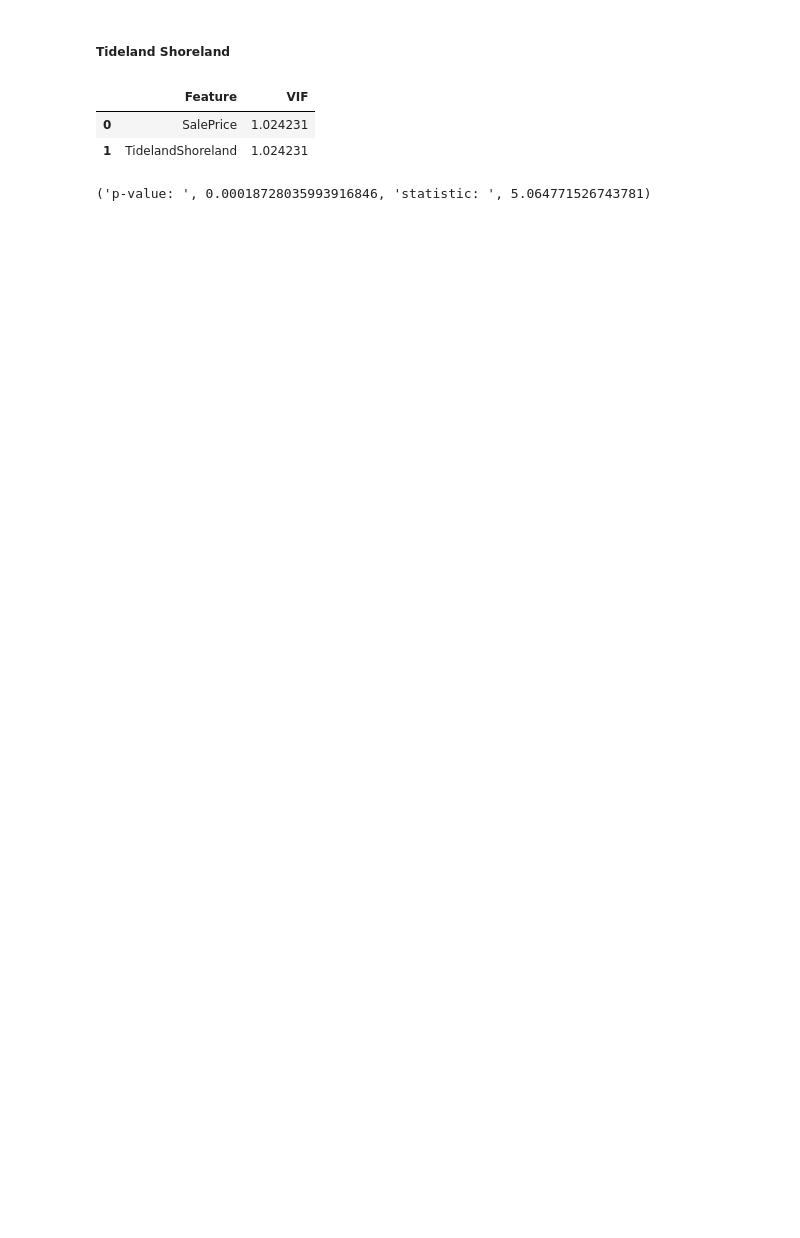
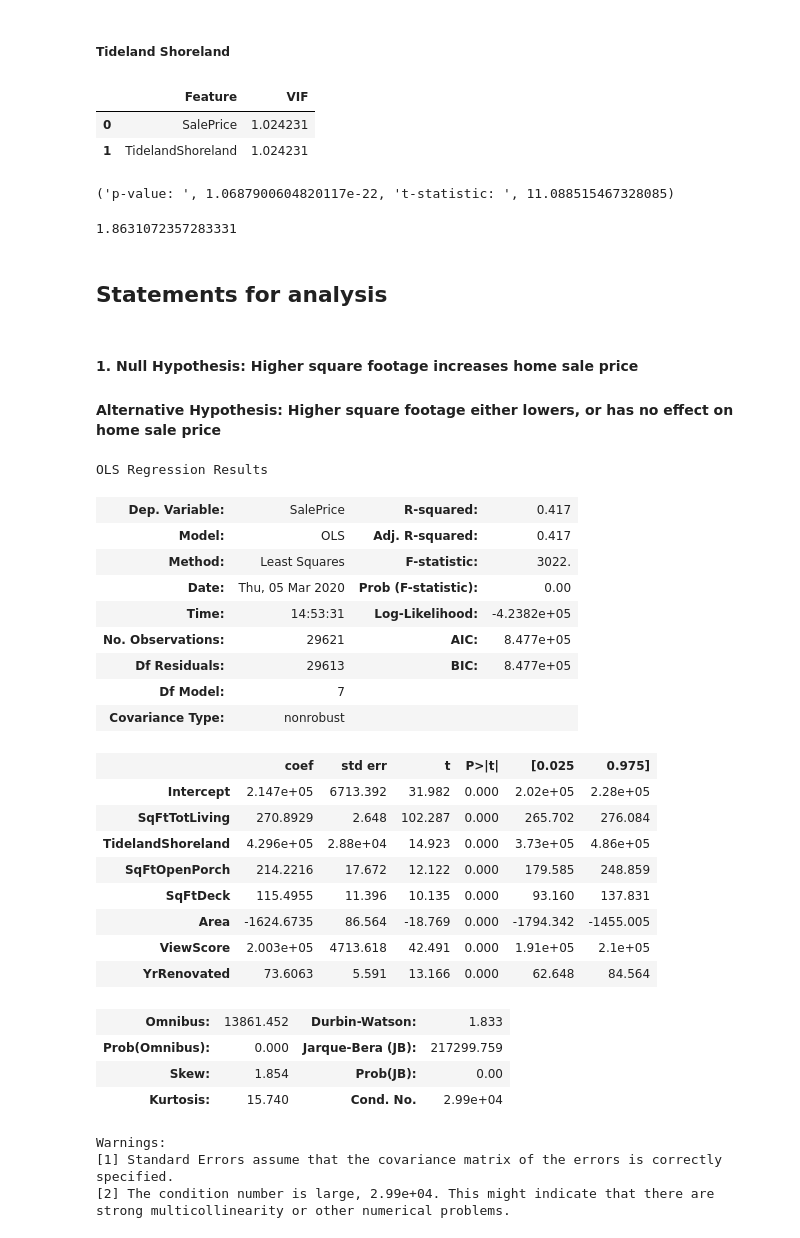
Before and after one commit to sam-thurman/king_county_housing, a Jupyter notebook: notebooks/exploratory/sam_exploratory_2.ipynb, the cells around one changed output. Cells and saved outputs as stored; diff of their text form; code cells hidden in the pictures; blank space fills up the shorter version.

```diff
--- a/notebooks/exploratory/sam_exploratory_2.ipynb
+++ b/notebooks/exploratory/sam_exploratory_2.ipynb
@@ -318,6 +161,47 @@ stat_helpers.get_VIF(groomed_df, ['SalePrice', 'TidelandShoreland'])
 | 0 | SalePrice | 1.024231 |
 | 1 | TidelandShoreland | 1.024231 |
 # %%
-stat_helpers.bootstrapped_ttest_bin(groomed_df, 'TidelandShoreland')
+stat_helpers.welch_ttest(groomed_df, 'TidelandShoreland')
 # %% [output]
-('p-value: ', 0.00018728035993916846, 'statistic: ', 5.064771526743781)
+('p-value: ', 1.0687900604820117e-22, 't-statistic: ', 11.088515467328085)
+# %%
+stat_helpers.cohen_d(groomed_df[groomed_df['TidelandShoreland'] == 0]['SalePrice'], groomed_df[groomed_df['TidelandShoreland'] == 1]['SalePrice'])
+# %% [output]
+1.8631072357283331
+# %% [markdown]
+## Statements for analysis
+# %% [markdown]
+#### 1. Null Hypothesis: Higher square footage increases home sale price
+#### Alternative Hypothesis: Higher square footage either lowers, or has no effect on home sale price
+# %%
+columns = ['SqFtTotLiving', 'TidelandShoreland', 'SqFtOpenPorch', 'SqFtDeck', 'Area', 'ViewScore','YrRenovated']
+stat_helpers.get_VIF(groomed_df, columns)
+stat_helpers.generate_ols_summary(groomed_df, columns).summary()
+# %% [output]
+OLS Regression Results
+| Dep. Variable: | SalePrice | R-squared: | 0.417 |
+| Model: | OLS | Adj. R-squared: | 0.417 |
+| Method: | Least Squares | F-statistic: | 3022. |
+| Date: | Thu, 05 Mar 2020 | Prob (F-statistic): | 0.00 |
+| Time: | 14:53:31 | Log-Likelihood: | -4.2382e+05 |
+| No. Observations: | 29621 | AIC: | 8.477e+05 |
+| Df Residuals: | 29613 | BIC: | 8.477e+05 |
+| Df Model: | 7 |  |  |
+| Covariance Type: | nonrobust |  |  |
+|  | coef | std err | t | P>|t| | [0.025 | 0.975] |
+| Intercept | 2.147e+05 | 6713.392 | 31.982 | 0.000 | 2.02e+05 | 2.28e+05 |
+| SqFtTotLiving | 270.8929 | 2.648 | 102.287 | 0.000 | 265.702 | 276.084 |
+| TidelandShoreland | 4.296e+05 | 2.88e+04 | 14.923 | 0.000 | 3.73e+05 | 4.86e+05 |
+| SqFtOpenPorch | 214.2216 | 17.672 | 12.122 | 0.000 | 179.585 | 248.859 |
+| SqFtDeck | 115.4955 | 11.396 | 10.135 | 0.000 | 93.160 | 137.831 |
+| Area | -1624.6735 | 86.564 | -18.769 | 0.000 | -1794.342 | -1455.005 |
+| ViewScore | 2.003e+05 | 4713.618 | 42.491 | 0.000 | 1.91e+05 | 2.1e+05 |
+| YrRenovated | 73.6063 | 5.591 | 13.166 | 0.000 | 62.648 | 84.564 |
+| Omnibus: | 13861.452 | Durbin-Watson: | 1.833 |
+| Prob(Omnibus): | 0.000 | Jarque-Bera (JB): | 217299.759 |
+| Skew: | 1.854 | Prob(JB): | 0.00 |
+| Kurtosis: | 15.740 | Cond. No. | 2.99e+04 |
+Warnings:
+[1] Standard Errors assume that the covariance matrix of the errors is correctly specified.
+[2] The condition number is large, 2.99e+04. This might indicate that there are
+strong multicollinearity or other numerical problems.
```
Also changed, not shown: parts of 37 cells of this notebook, 3 other files.
